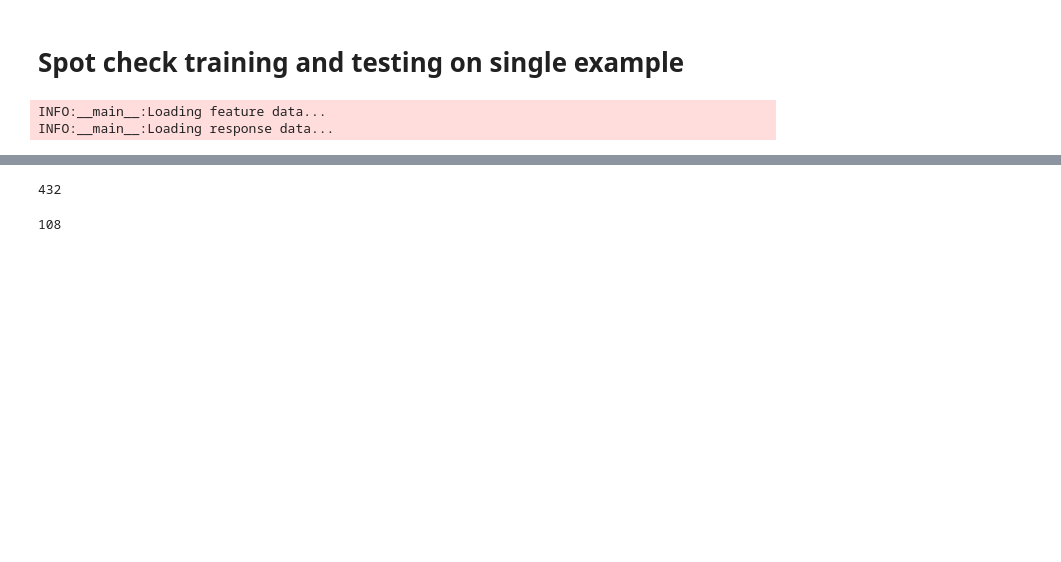
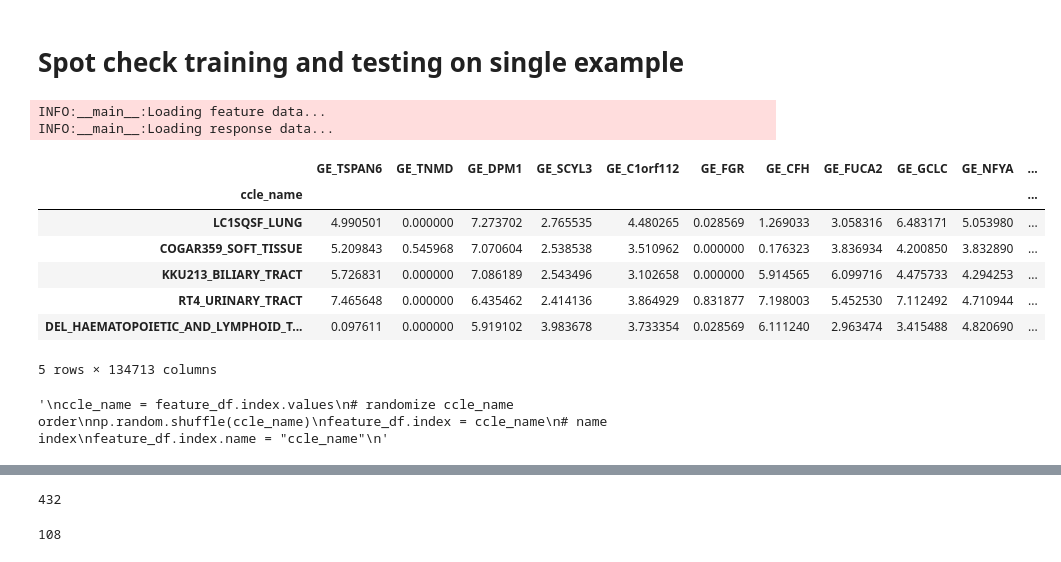
Before and after one commit to corsellolab/refract, a Jupyter notebook: notebooks/20230607_validate_performance/1_check_single_example.ipynb, the cells around one changed output, grey strips where cells are left out. Drawn from its saved outputs; the diff is of its cells as text; code cells hidden in the pictures; blank space fills up the shorter version.

```diff
--- a/notebooks/20230607_validate_performance/1_check_single_example.ipynb
+++ b/notebooks/20230607_validate_performance/1_check_single_example.ipynb
@@ -56,3 +59,26 @@ feature_importance_df = pd.read_csv(feature_importance_path)
 # %% [output]
 INFO:__main__:Loading feature data...
 INFO:__main__:Loading response data...
+# %%
+feature_df.head()
+# %% [output]
+|  | GE_TSPAN6 | GE_TNMD | GE_DPM1 | GE_SCYL3 | GE_C1orf112 | GE_FGR | GE_CFH | GE_FUCA2 | GE_GCLC | GE_NFYA | ... |
+| ccle_name |  |  |  |  |  |  |  |  |  |  | ... |
+| LC1SQSF_LUNG | 4.990501 | 0.000000 | 7.273702 | 2.765535 | 4.480265 | 0.028569 | 1.269033 | 3.058316 | 6.483171 | 5.053980 | ... |
+| COGAR359_SOFT_TISSUE | 5.209843 | 0.545968 | 7.070604 | 2.538538 | 3.510962 | 0.000000 | 0.176323 | 3.836934 | 4.200850 | 3.832890 | ... |
+| KKU213_BILIARY_TRACT | 5.726831 | 0.000000 | 7.086189 | 2.543496 | 3.102658 | 0.000000 | 5.914565 | 6.099716 | 4.475733 | 4.294253 | ... |
+| RT4_URINARY_TRACT | 7.465648 | 0.000000 | 6.435462 | 2.414136 | 3.864929 | 0.831877 | 7.198003 | 5.452530 | 7.112492 | 4.710944 | ... |
+| DEL_HAEMATOPOIETIC_AND_LYMPHOID_T... | 0.097611 | 0.000000 | 5.919102 | 3.983678 | 3.733354 | 0.028569 | 6.111240 | 2.963474 | 3.415488 | 4.820690 | ... |
+5 rows × 134713 columns
+# %%
+# TEST: permute the labels on feature_df
+"""
+ccle_name = feature_df.index.values
+# randomize ccle_name order
+np.random.shuffle(ccle_name)
+feature_df.index = ccle_name
+# name index
+feature_df.index.name = "ccle_name"
+"""
+# %% [output]
+'\nccle_name = feature_df.index.values\n# randomize ccle_name order\nnp.random.shuffle(ccle_name)\nfeature_df.index = ccle_name\n# name index\nfeature_df.index.name = "ccle_name"\n'
```
Also changed, not shown: parts of 4 cells of this notebook, 1 other file.
